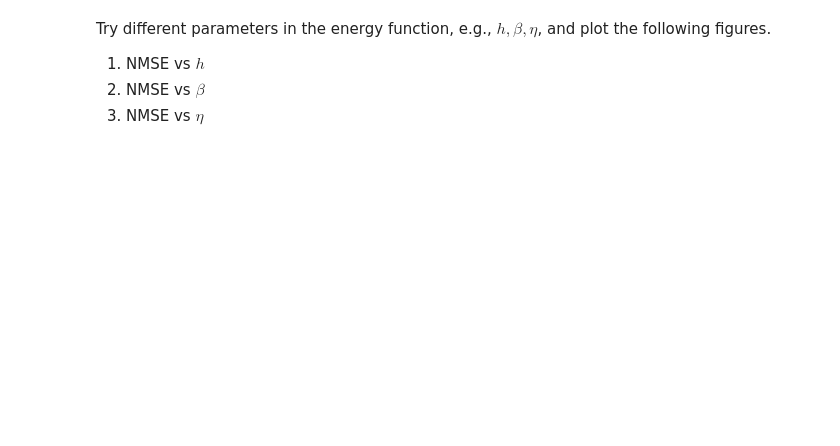
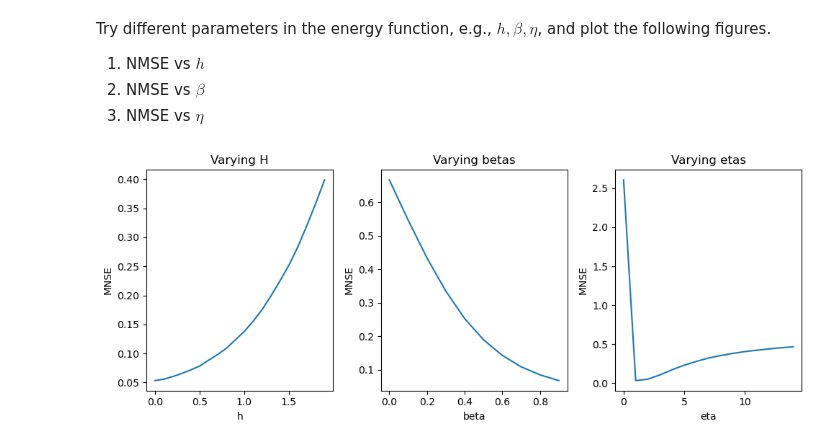
Before and after one commit to giffel99/ssy316-advanced-probabilistic, a Jupyter notebook: assignment3/Python lab 3.ipynb, the cells around one changed output. Saved outputs shown, nothing was run; the diff lists cells and outputs as text; code cells hidden in the pictures; blank space fills up the shorter version.

```diff
--- a/assignment3/Python lab 3.ipynb
+++ b/assignment3/Python lab 3.ipynb
@@ -155,0 +373,22 @@ Try different parameters in the energy function, e.g., $ h, \beta, \eta$, and  p
+# %%
+fig, axs = plt.subplots(1, 3, figsize=(10, 4))
+
+axs[0].plot(hs, H)
+axs[0].set_title('Varying H')
+axs[0].set_xlabel('h')
+axs[0].set_ylabel('MNSE')
+
+axs[1].plot(betas, BETA)
+axs[1].set_title('Varying betas')
+axs[1].set_xlabel('beta')
+axs[1].set_ylabel('MNSE')
+
+axs[2].plot(etas, ETA)
+axs[2].set_title('Varying etas')
+axs[2].set_xlabel('eta')
+axs[2].set_ylabel('MNSE')
+
+plt.tight_layout()
+plt.show()
+# %% [output]
+[figure, added]
```
Also changed, not shown: parts of 14 cells of this notebook.
